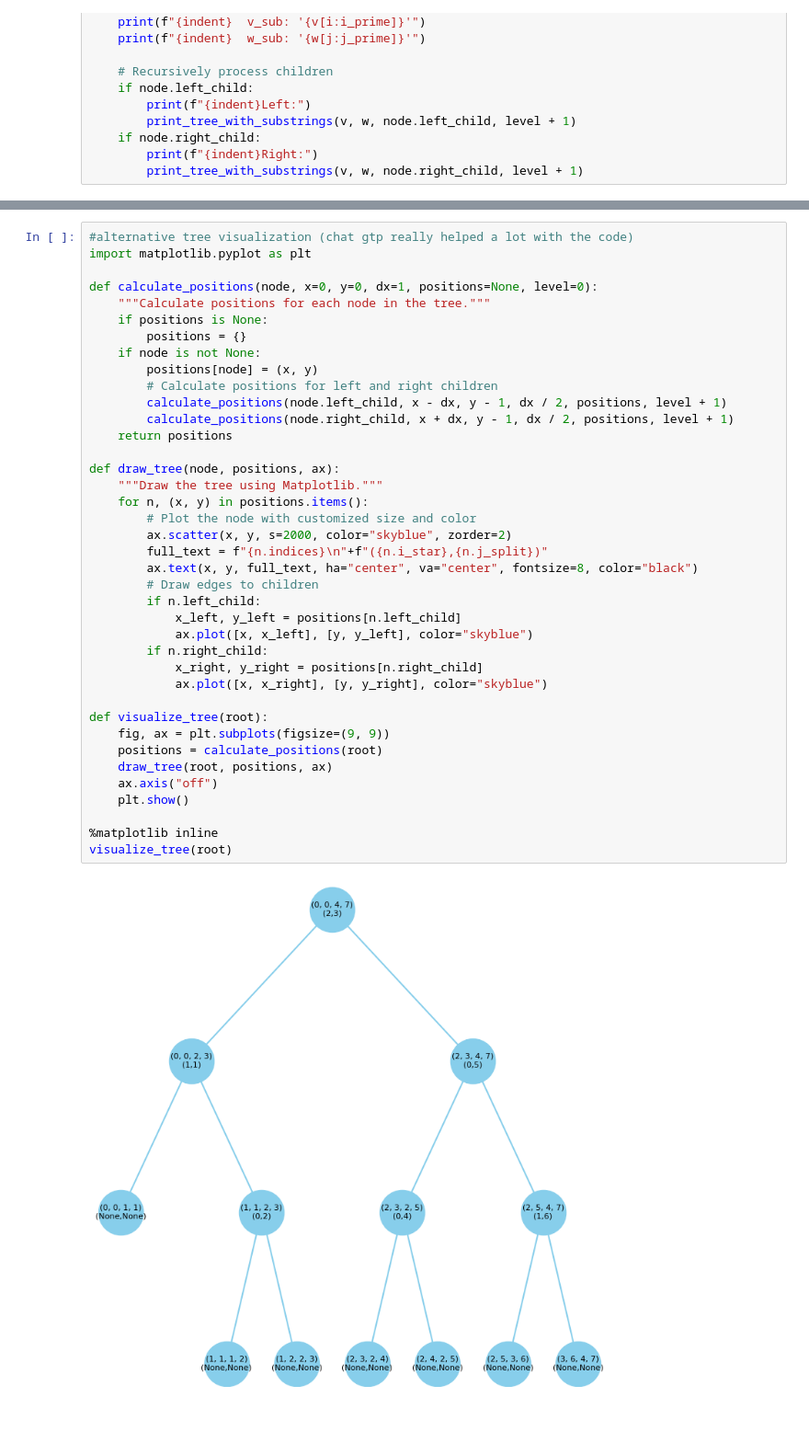
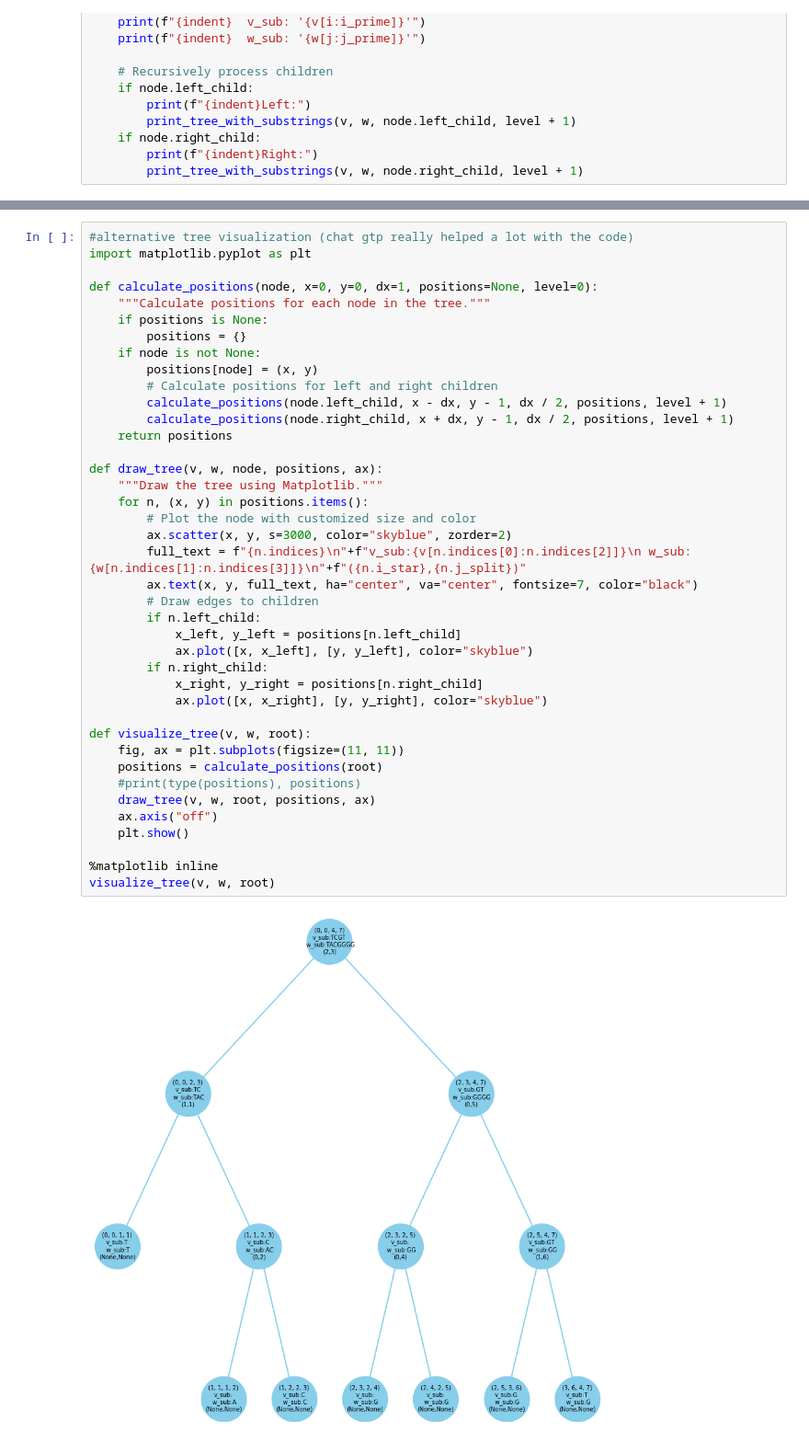
Before and after one commit to Emeraldb01/hirschberg_algorithm, a Jupyter notebook: hirsch_tree_visual.ipynb, the cells around one changed output, grey strips where cells are left out. Shown at 92% size. Saved outputs shown, nothing was run; the diff lists cells and outputs as text.

Commit message:
removed not working hirsch functions and included substrings in tree visualizations

```diff
--- a/hirsch_tree_visual.ipynb
+++ b/hirsch_tree_visual.ipynb
@@ -255,39 +255,40 @@ Left:
 import matplotlib.pyplot as plt
 
 def calculate_positions(node, x=0, y=0, dx=1, positions=None, level=0):
     """Calculate positions for each node in the tree."""
     if positions is None:
         positions = {}
     if node is not None:
         positions[node] = (x, y)
         # Calculate positions for left and right children
         calculate_positions(node.left_child, x - dx, y - 1, dx / 2, positions, level + 1)
         calculate_positions(node.right_child, x + dx, y - 1, dx / 2, positions, level + 1)
     return positions
 
-def draw_tree(node, positions, ax):
+def draw_tree(v, w, node, positions, ax):
     """Draw the tree using Matplotlib."""
     for n, (x, y) in positions.items():
         # Plot the node with customized size and color
-        ax.scatter(x, y, s=2000, color="skyblue", zorder=2)
-        full_text = f"{n.indices}\n"+f"({n.i_star},{n.j_split})"
-        ax.text(x, y, full_text, ha="center", va="center", fontsize=8, color="black")
+        ax.scatter(x, y, s=3000, color="skyblue", zorder=2)
+        full_text = f"{n.indices}\n"+f"v_sub:{v[n.indices[0]:n.indices[2]]}\n w_sub:{w[n.indices[1]:n.indices[3]]}\n"+f"({n.i_star},{n.j_split})"
+        ax.text(x, y, full_text, ha="center", va="center", fontsize=7, color="black")
         # Draw edges to children
         if n.left_child:
             x_left, y_left = positions[n.left_child]
             ax.plot([x, x_left], [y, y_left], color="skyblue")
         if n.right_child:
             x_right, y_right = positions[n.right_child]
             ax.plot([x, x_right], [y, y_right], color="skyblue")
 
-def visualize_tree(root):
-    fig, ax = plt.subplots(figsize=(9, 9))
+def visualize_tree(v, w, root):
+    fig, ax = plt.subplots(figsize=(11, 11))
     positions = calculate_positions(root)
-    draw_tree(root, positions, ax)
+    #print(type(positions), positions)
+    draw_tree(v, w, root, positions, ax)
     ax.axis("off")
     plt.show()
 
 %matplotlib inline
-visualize_tree(root)
+visualize_tree(v, w, root)
 # %% [output]
-[figure, old version]
+[figure, new version]
```
Also changed, not shown: 1 other file.
